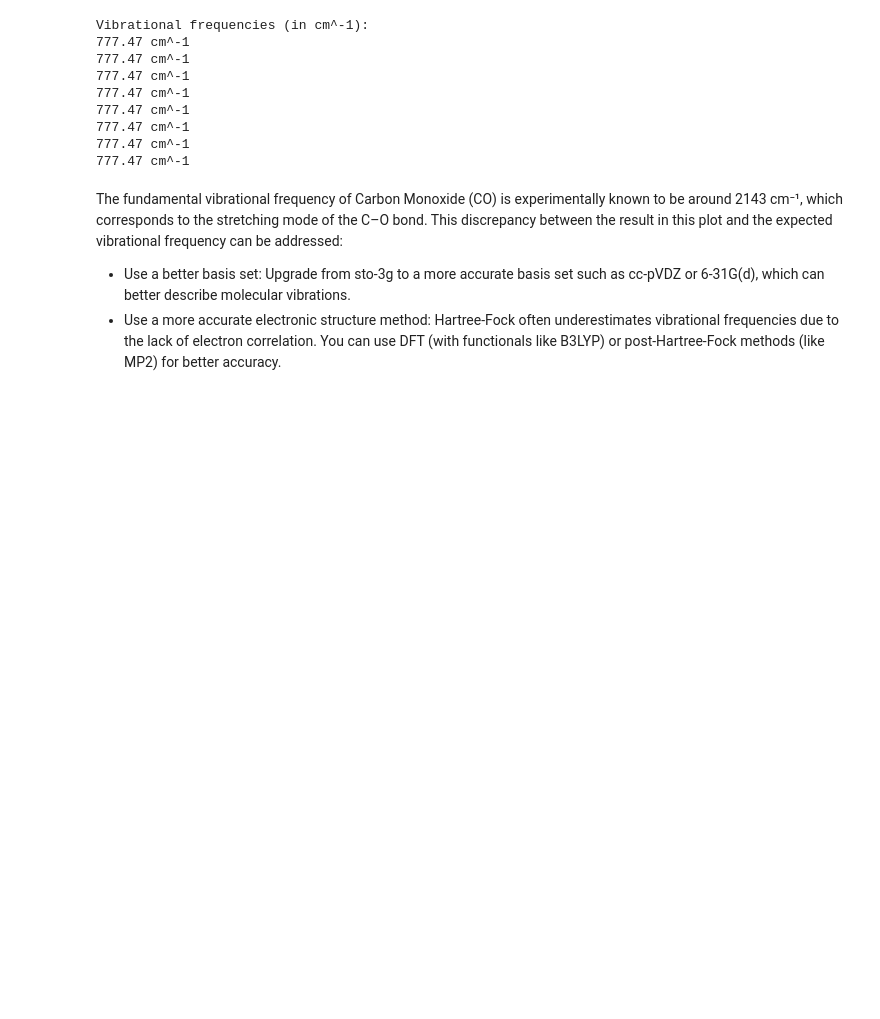
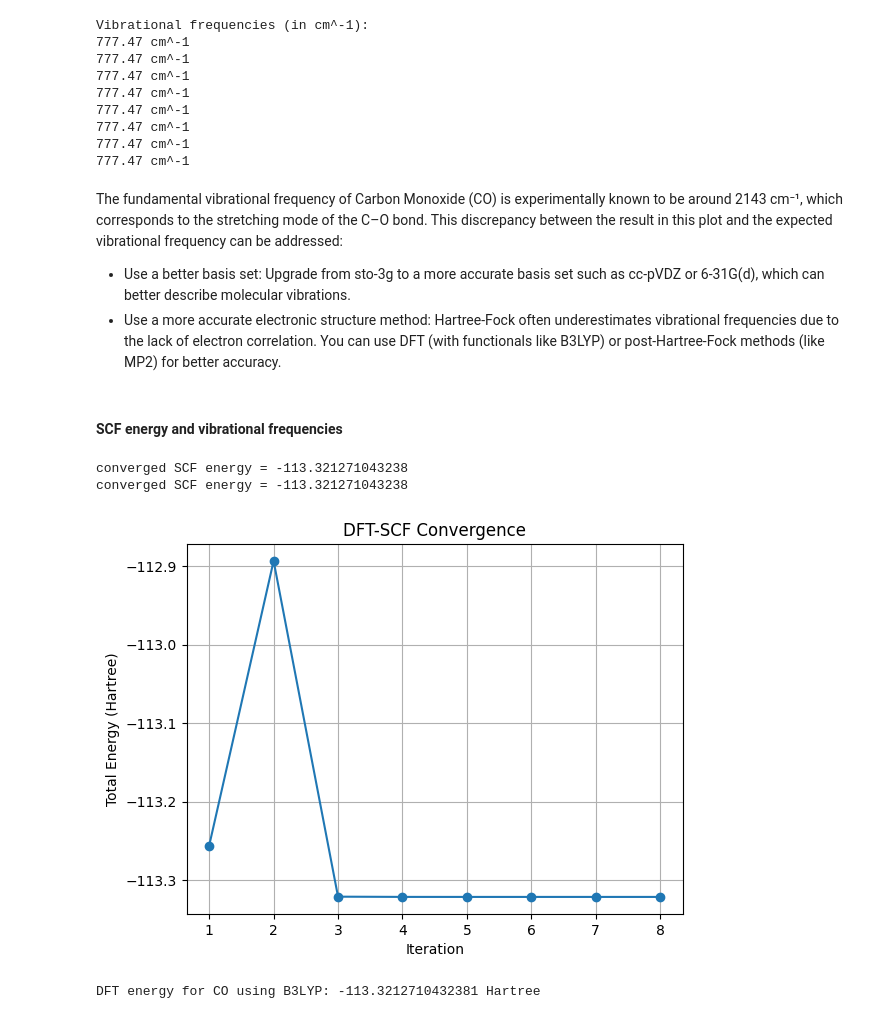
Before and after one commit to deltorobarba/chemistry, a Jupyter notebook: spectrum_carbon_monoxide.ipynb, the cells around one changed output. Cells and saved outputs as stored; diff of their text form; code cells hidden in the pictures; blank space fills up the shorter version.

```diff
--- a/spectrum_carbon_monoxide.ipynb
+++ b/spectrum_carbon_monoxide.ipynb
@@ -161,3 +161,61 @@ Vibrational frequencies (in cm^-1):
 The fundamental vibrational frequency of Carbon Monoxide (CO) is experimentally known to be around 2143 cm⁻¹, which corresponds to the stretching mode of the C–O bond. This discrepancy between the result in this plot and the expected vibrational frequency can be addressed:
 * Use a better basis set: Upgrade from sto-3g to a more accurate basis set such as cc-pVDZ or 6-31G(d), which can better describe molecular vibrations.
 * Use a more accurate electronic structure method: Hartree-Fock often underestimates vibrational frequencies due to the lack of electron correlation. You can use DFT (with functionals like B3LYP) or post-Hartree-Fock methods (like MP2) for better accuracy.
+# %% [markdown]
+#### **SCF energy and vibrational frequencies**
+# %%
+!pip install pyscf -q
+from pyscf import gto, dft
+import matplotlib.pyplot as plt
+
+# Step 1: Define molecule using gto.M() function. Provide atomic positions in angstroms and basis set (here: cc-pvdz)
+mol = gto.M(
+    atom = '''
+    C  0.000000  0.000000  0.000000
+    O  0.000000  0.000000  1.128000
+    ''',
+    basis = 'cc-pvdz',  # Use a common basis set, good balance between accuracy and computational cost
+)
+
+# Step 2: Perform a DFT calculation using the B3LYP functional
+
+# dft.RKS for Restricted Kohn-Sham DFT appropriate for a closed-shell system (like water)
+mf = dft.RKS(mol)
+
+# Exchange-correlation functional is set using mf.xc = 'b3lyp' (popular hybrid functional)
+mf.xc = 'b3lyp'
+
+# mf.kernel() function performs actual DFT calculation and returns energy
+energy = mf.kernel()
+
+# Store convergence data
+conv_data = []
+
+# Callback function to collect convergence information
+def callback(envs):
+    conv_data.append(envs['e_tot'])
+
+# Set the callback directly on the mf object
+mf.callback = callback
+
+# Perform DFT calculation
+energy = mf.kernel()
+
+# Extract energy values and iteration numbers
+energies = conv_data
+iterations = range(1, len(energies) + 1)
+
+# Plot convergence
+plt.plot(iterations, energies, marker='o')
+plt.xlabel('Iteration')
+plt.ylabel('Total Energy (Hartree)')
+plt.title('DFT-SCF Convergence')
+plt.grid(True)
+plt.show()
+
+print(f"DFT energy for CO using B3LYP: {energy} Hartree")
+# %% [output]
+converged SCF energy = -113.321271043238
+converged SCF energy = -113.321271043238
+[figure, added]
+DFT energy for CO using B3LYP: -113.3212710432381 Hartree
```
Also changed, not shown: parts of 1 cell of this notebook.
